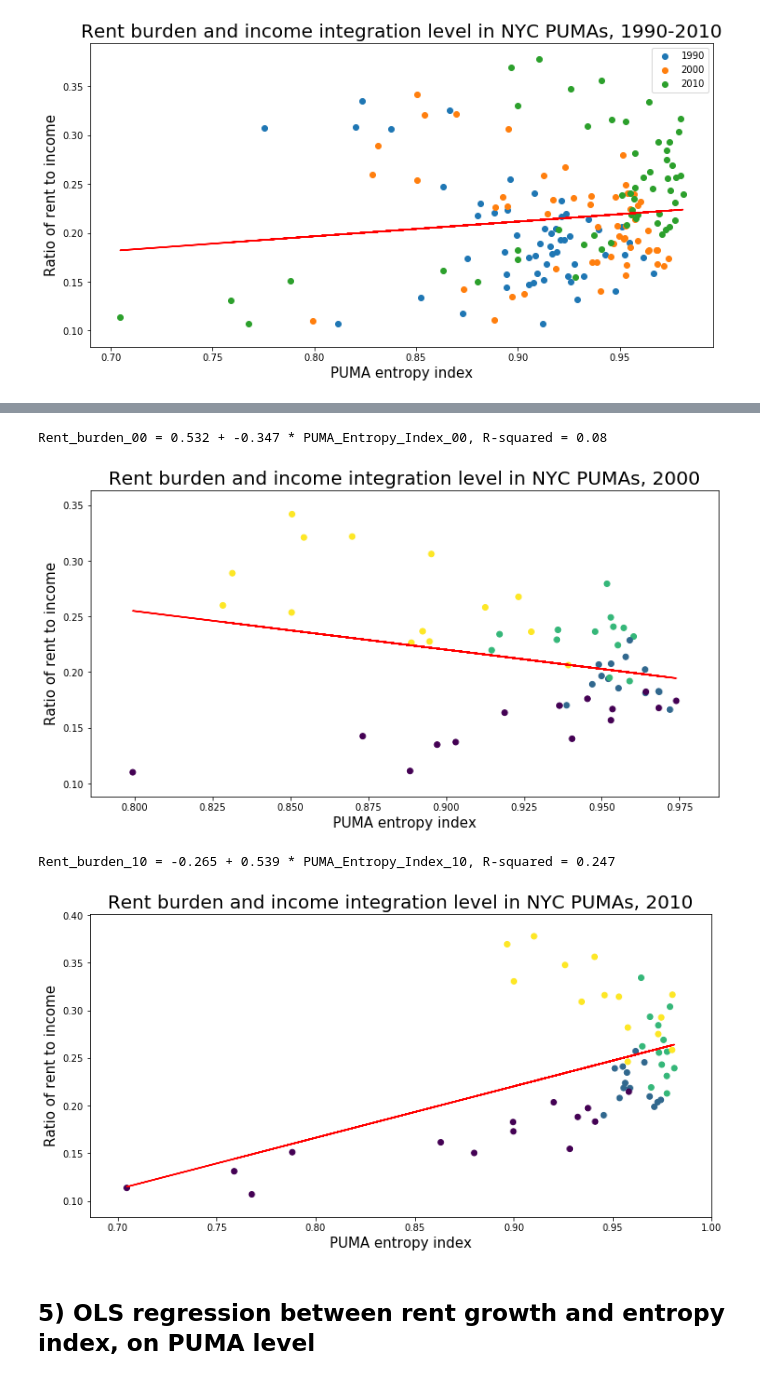
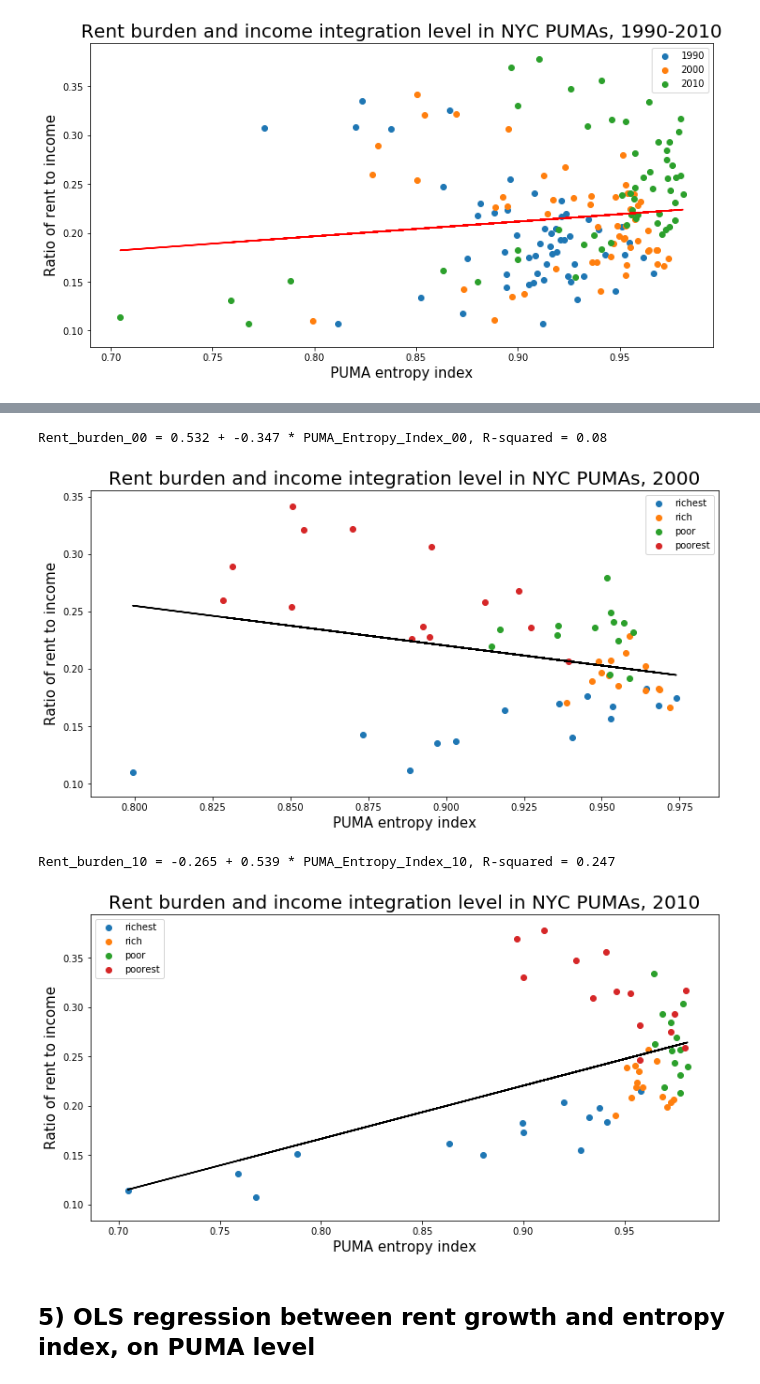
Before and after one commit to picniclin/NYC_yl5240, a Jupyter notebook: NYC_housing_and_income.ipynb, the cells around one changed output, grey strips where cells are left out. Cells and saved outputs as stored; diff of their text form; code cells hidden in the pictures.

```diff
--- a/NYC_housing_and_income.ipynb
+++ b/NYC_housing_and_income.ipynb
@@ -1344,14 +1373,29 @@ Rent_burden_90 = 0.752 + -0.617 * PUMA_Entropy_Index_90, R-squared = 0.208
 lm_rentburden_entropy_0 = smf.ols('rent_income_ratio ~ entropy_index',
                                   df_rentburden_entropy_0).fit()
 plt.figure(figsize = (12, 6))
-plt.scatter(df_rentburden_entropy_0.entropy_index,
-                df_rentburden_entropy_0.rent_income_ratio, c = df_rentburden_entropy_0.rich)
+
+plt.scatter(df_rentburden_entropy_0.entropy_index[df_rentburden_entropy_0.rich == 1],
+                df_rentburden_entropy_0.rent_income_ratio[df_rentburden_entropy_0.rich == 1],
+            label = 'richest')
+
+plt.scatter(df_rentburden_entropy_0.entropy_index[df_rentburden_entropy_0.rich == 2],
+                df_rentburden_entropy_0.rent_income_ratio[df_rentburden_entropy_0.rich == 2],
+            label = 'rich')
+
+plt.scatter(df_rentburden_entropy_0.entropy_index[df_rentburden_entropy_0.rich == 3],
+                df_rentburden_entropy_0.rent_income_ratio[df_rentburden_entropy_0.rich == 3],
+            label = 'poor')
+
+plt.scatter(df_rentburden_entropy_0.entropy_index[df_rentburden_entropy_0.rich == 4],
+                df_rentburden_entropy_0.rent_income_ratio[df_rentburden_entropy_0.rich == 4],
+            label = 'poorest')
+plt.legend()
 
 
 
 
 plt.plot(df_rentburden_entropy_0.entropy_index,
-         lm_rentburden_entropy_0.predict(), c = 'r')
+         lm_rentburden_entropy_0.predict(), c = 'k')
 plt.xlabel('PUMA entropy index', fontsize = 15)
 plt.ylabel('Ratio of rent to income', fontsize = 15)
 plt.title('Rent burden and income integration level in NYC PUMAs, 2000',
@@ -1363,31 +1407,46 @@ print('Rent_burden_00 = {} + {} * PUMA_Entropy_Index_00, R-squared = {}'.format(
                 round(lm_rentburden_entropy_0.rsquared,3)))
 # %% [output]
 Rent_burden_00 = 0.532 + -0.347 * PUMA_Entropy_Index_00, R-squared = 0.08
-[figure, old version]
+[figure, new version]
 # %%
 lm_rentburden_entropy_1 = smf.ols('rent_income_ratio ~ entropy_index',
                                   df_rentburden_entropy_1).fit()
 plt.figure(figsize = (12, 6))
-plt.scatter(df_rentburden_entropy_1.entropy_index,
-                df_rentburden_entropy_1.rent_income_ratio, c = df_rentburden_entropy_1.rich)
 
+
+plt.scatter(df_rentburden_entropy_1.entropy_index[df_rentburden_entropy_1.rich == 1],
+                df_rentburden_entropy_1.rent_income_ratio[df_rentburden_entropy_1.rich == 1],
+            label = 'richest')
+
+plt.scatter(df_rentburden_entropy_1.entropy_index[df_rentburden_entropy_1.rich == 2],
+                df_rentburden_entropy_1.rent_income_ratio[df_rentburden_entropy_1.rich == 2],
+            label = 'rich')
+
+plt.scatter(df_rentburden_entropy_1.entropy_index[df_rentburden_entropy_1.rich == 3],
+                df_rentburden_entropy_1.rent_income_ratio[df_rentburden_entropy_1.rich == 3],
+            label = 'poor')
+
+plt.scatter(df_rentburden_entropy_1.entropy_index[df_rentburden_entropy_1.rich == 4],
+                df_rentburden_entropy_1.rent_income_ratio[df_rentburden_entropy_1.rich == 4],
+            label = 'poorest')
+plt.legend()
 
 
 
 plt.plot(df_rentburden_entropy_1.entropy_index,
-         lm_rentburden_entropy_1.predict(), c = 'r')
+         lm_rentburden_entropy_1.predict(), c = 'k')
 plt.xlabel('PUMA entropy index', fontsize = 15)
 plt.ylabel('Ratio of rent to income', fontsize = 15)
 plt.title('Rent burden and income integration level in NYC PUMAs, 2010',
          fontsize = 20)
 
 print('Rent_burden_10 = {} + {} * PUMA_Entropy_Index_10, R-squared = {}'.format(\
                 round(lm_rentburden_entropy_1.params[0],3),
                 round(lm_rentburden_entropy_1.params[1],3),
                 round(lm_rentburden_entropy_1.rsquared,3)))
 # %% [output]
 Rent_burden_10 = -0.265 + 0.539 * PUMA_Entropy_Index_10, R-squared = 0.247
-[figure, old version]
+[figure, new version]
 # %% [markdown]
 ## 5) OLS regression between rent growth and entropy index, on PUMA level
 # %%
```
Also changed, not shown: parts of 7 cells of this notebook.
